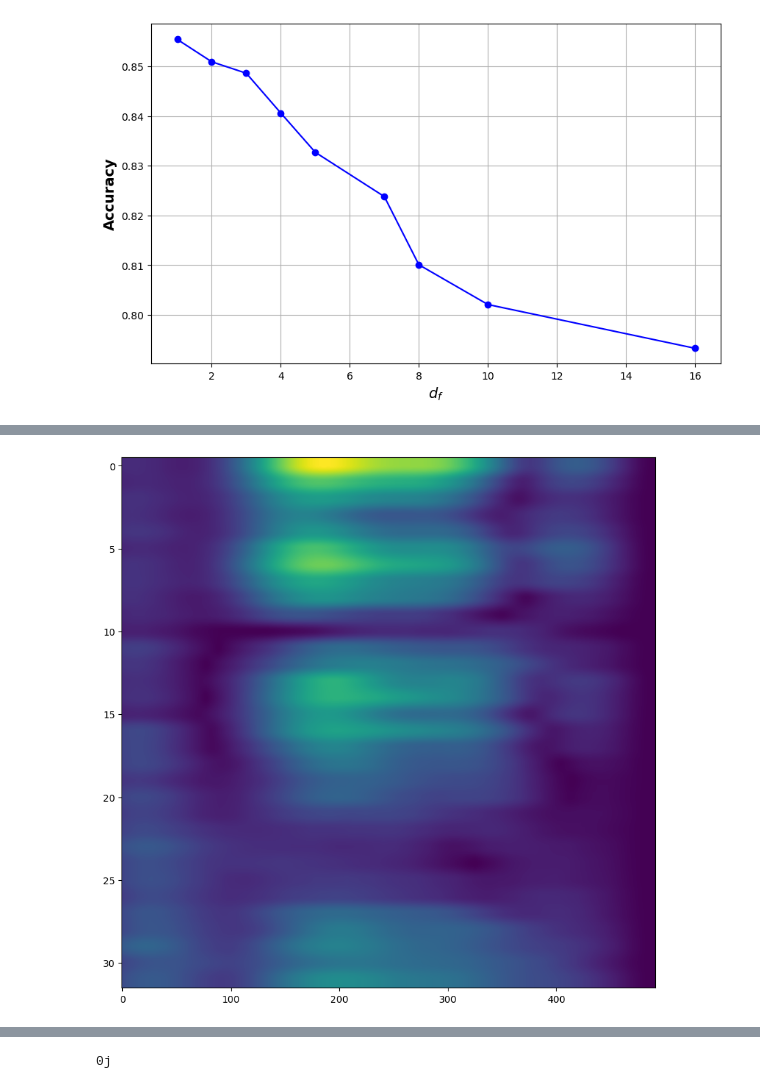
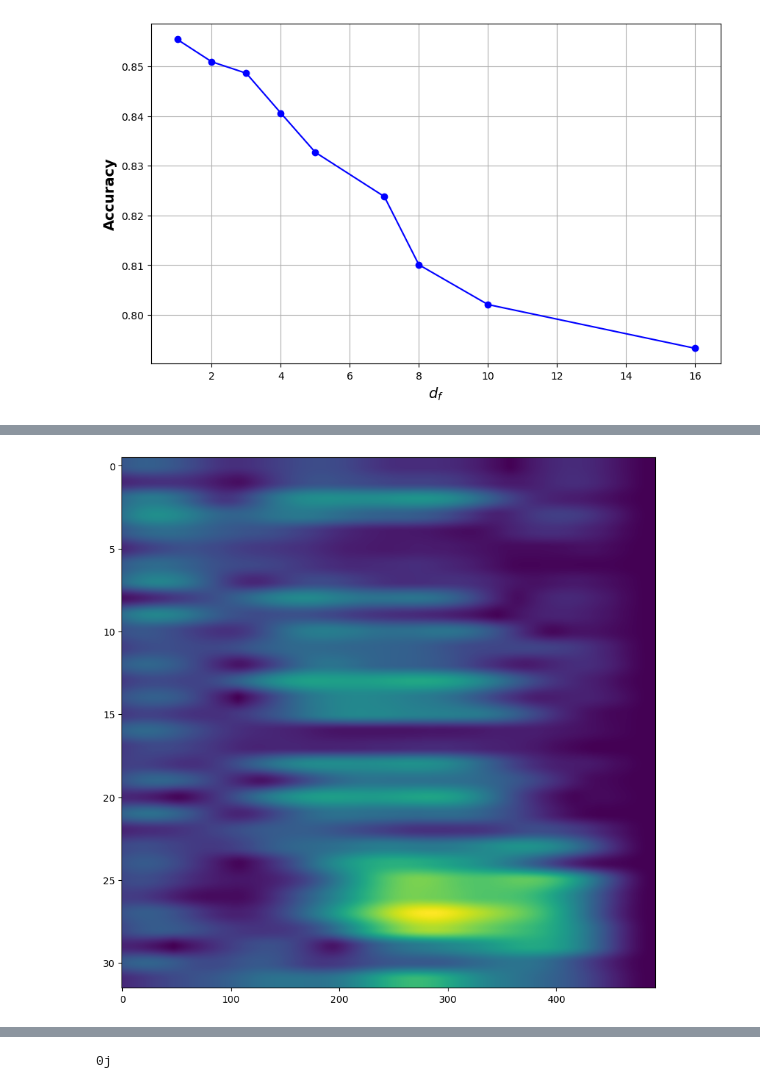
Before and after one commit to NetanelBlumenfeld/Radar-Sr-Classifer, a Jupyter notebook: python/gestures/notebooks/results.ipynb, the cells around one changed output, grey strips where cells are left out. Drawn from its saved outputs; the diff is of its cells as text; code cells hidden in the pictures.

```diff
--- a/python/gestures/notebooks/results.ipynb
+++ b/python/gestures/notebooks/results.ipynb
@@ -301,9 +281,9 @@ torch.Size([100, 5, 2, 32, 492]) torch.Size([100, 5, 2, 2, 32, 492])
 # %%
-hr = x[1]
+hr = x[5]
 hr.shape
 plot_abs(hr[0,0])
 # %% [output]
-[figure, old version]
+[figure, new version]
 # %%
 nn =ComplexGaussianNoiseTransform1()
 new_imgs = nn(hr)
```
Also changed, not shown: parts of 4 cells of this notebook, 3 other files.
